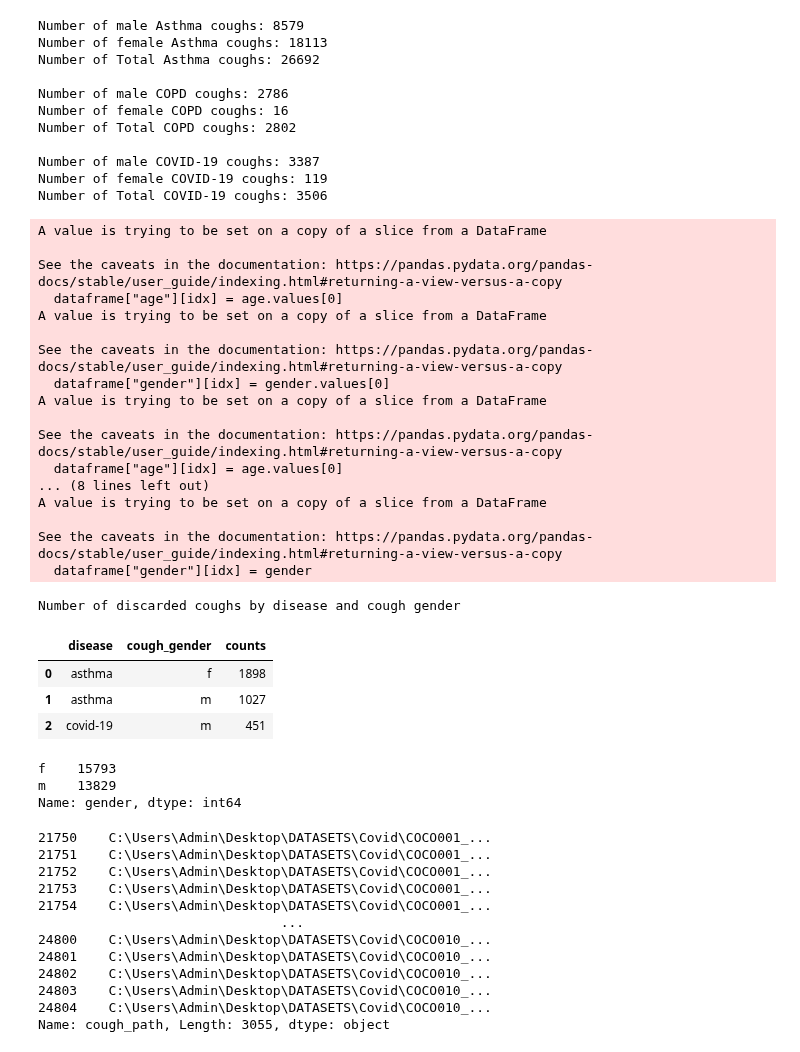
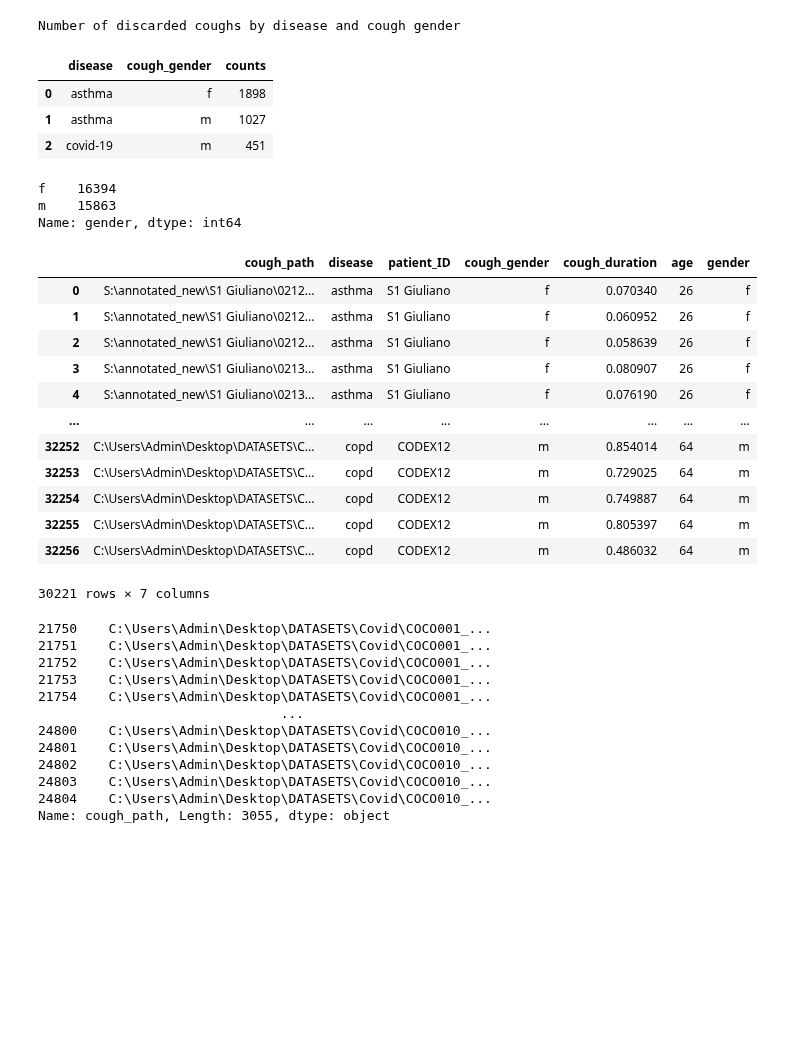
Before and after one commit to ceylanmesut/master_thesis, a Jupyter notebook: notebooks/eda_main_data.ipynb, the cells around one changed output. Saved outputs shown, nothing was run; the diff lists cells and outputs as text; code cells hidden in the pictures; blank space fills up the shorter version.

```diff
--- a/notebooks/eda_main_data.ipynb
+++ b/notebooks/eda_main_data.ipynb
@@ -182,6 +182,23 @@ def get_age_gender(dataframe):
             elif dataframe["patient_ID"][idx] == "CODEX07":
                 age_C = 64
                 gender = "male"
+
+            # TODO: New patients. Ask Filipe about the study data: gender/age
+            elif dataframe["patient_ID"][idx] == "CODEX08":
+                age_C = 64
+                gender = "female"
+            elif dataframe["patient_ID"][idx] == "CODEX09":
+                age_C = 64
+                gender = "male"
+            elif dataframe["patient_ID"][idx] == "CODEX10":
+                age_C = 64
+                gender = "male"
+            elif dataframe["patient_ID"][idx] == "CODEX11":
+                age_C = 64
+                gender = "male"
+            elif dataframe["patient_ID"][idx] == "CODEX12":
+                age_C = 64
+                gender = "male"
             else:
                 continue
 
@@ -213,7 +314,7 @@ root_path_covid = r"C:\Users\Admin\Desktop\DATASETS\Covid"
 asthma_df = pd.read_csv("asthma_cough_paths.csv")
 asthma_df["disease"] = "asthma"
 
-# # Summarizing datasets
+# Summarizing datasets
 summarize_dataset(disease_name="Asthma", root_path=root_path_copd)
 summarize_dataset(disease_name="COPD", root_path = root_path_copd)
 summarize_dataset(disease_name="COVID-19", root_path = root_path_covid)
@@ -235,35 +336,6 @@ main_data = pd.read_csv("main_data.csv")
 main_data["age"] = None
 main_data["gender"] = None
 main_data = get_age_gender(main_data)
-# %% [output]
-Number of male Asthma coughs: 8579
-Number of female Asthma coughs: 18113
-Number of Total Asthma coughs: 26692
-
-Number of male COPD coughs: 2786
-Number of female COPD coughs: 16
-Number of Total COPD coughs: 2802
-
-Number of male COVID-19 coughs: 3387
-Number of female COVID-19 coughs: 119
-Number of Total COVID-19 coughs: 3506
-A value is trying to be set on a copy of a slice from a DataFrame
-
-See the caveats in the documentation: https://pandas.pydata.org/pandas-docs/stable/user_guide/indexing.html#returning-a-view-versus-a-copy
-  dataframe["age"][idx] = age.values[0]
-A value is trying to be set on a copy of a slice from a DataFrame
-
-See the caveats in the documentation: https://pandas.pydata.org/pandas-docs/stable/user_guide/indexing.html#returning-a-view-versus-a-copy
-  dataframe["gender"][idx] = gender.values[0]
-A value is trying to be set on a copy of a slice from a DataFrame
-
-See the caveats in the documentation: https://pandas.pydata.org/pandas-docs/stable/user_guide/indexing.html#returning-a-view-versus-a-copy
-  dataframe["age"][idx] = age.values[0]
-... (8 lines left out)
-A value is trying to be set on a copy of a slice from a DataFrame
-
-See the caveats in the documentation: https://pandas.pydata.org/pandas-docs/stable/user_guide/indexing.html#returning-a-view-versus-a-copy
-  dataframe["gender"][idx] = gender
 # %%
 # Patients and respective diseases that are not included in the study csvs.
 # I assume that they dropped out from the study.
@@ -283,6 +355,9 @@ Number of discarded coughs by disease and cough gender
 # Excluding these patients from main_data
 
 main_data = main_data.dropna(axis=0)
+# %%
+main_data = main_data.reset_index()
+main_data.to_excel("main_data_new_data.xlsx")
 # %%
 
 gender_column = main_data["gender"]
@@ -291,8 +366,8 @@ gender_column = gender_column.replace("female", "f")
 main_data["gender"] = gender_column
 main_data["gender"].value_counts()
 # %% [output]
-f    15793
-m    13829
+f    16394
+m    15863
 Name: gender, dtype: int64
 # %%
 # Excluding partner coughs (healthy coughs) from sick coughs
@@ -304,5 +379,21 @@ for idx, row in tqdm(main_data.iterrows()):
 # %%
 main_data = main_data.reset_index()
 # %%
-main_data = main_data.drop("index", axis=1)
+main_data = main_data.drop("level_0", axis=1)
+# %%
+main_data
+# %% [output]
+|  | cough_path | disease | patient_ID | cough_gender | cough_duration | age | gender |
+| 0 | S:\annotated_new\S1 Giuliano\0212... | asthma | S1 Giuliano | f | 0.070340 | 26 | f |
+| 1 | S:\annotated_new\S1 Giuliano\0212... | asthma | S1 Giuliano | f | 0.060952 | 26 | f |
+| 2 | S:\annotated_new\S1 Giuliano\0212... | asthma | S1 Giuliano | f | 0.058639 | 26 | f |
+| 3 | S:\annotated_new\S1 Giuliano\0213... | asthma | S1 Giuliano | f | 0.080907 | 26 | f |
+| 4 | S:\annotated_new\S1 Giuliano\0213... | asthma | S1 Giuliano | f | 0.076190 | 26 | f |
+| ... | ... | ... | ... | ... | ... | ... | ... |
+| 32252 | C:\Users\Admin\Desktop\DATASETS\C... | copd | CODEX12 | m | 0.854014 | 64 | m |
+| 32253 | C:\Users\Admin\Desktop\DATASETS\C... | copd | CODEX12 | m | 0.729025 | 64 | m |
+| 32254 | C:\Users\Admin\Desktop\DATASETS\C... | copd | CODEX12 | m | 0.749887 | 64 | m |
+| 32255 | C:\Users\Admin\Desktop\DATASETS\C... | copd | CODEX12 | m | 0.805397 | 64 | m |
+| 32256 | C:\Users\Admin\Desktop\DATASETS\C... | copd | CODEX12 | m | 0.486032 | 64 | m |
+30221 rows × 7 columns
 # %%
```
Also changed, not shown: parts of 4 cells of this notebook, 11 other files.
